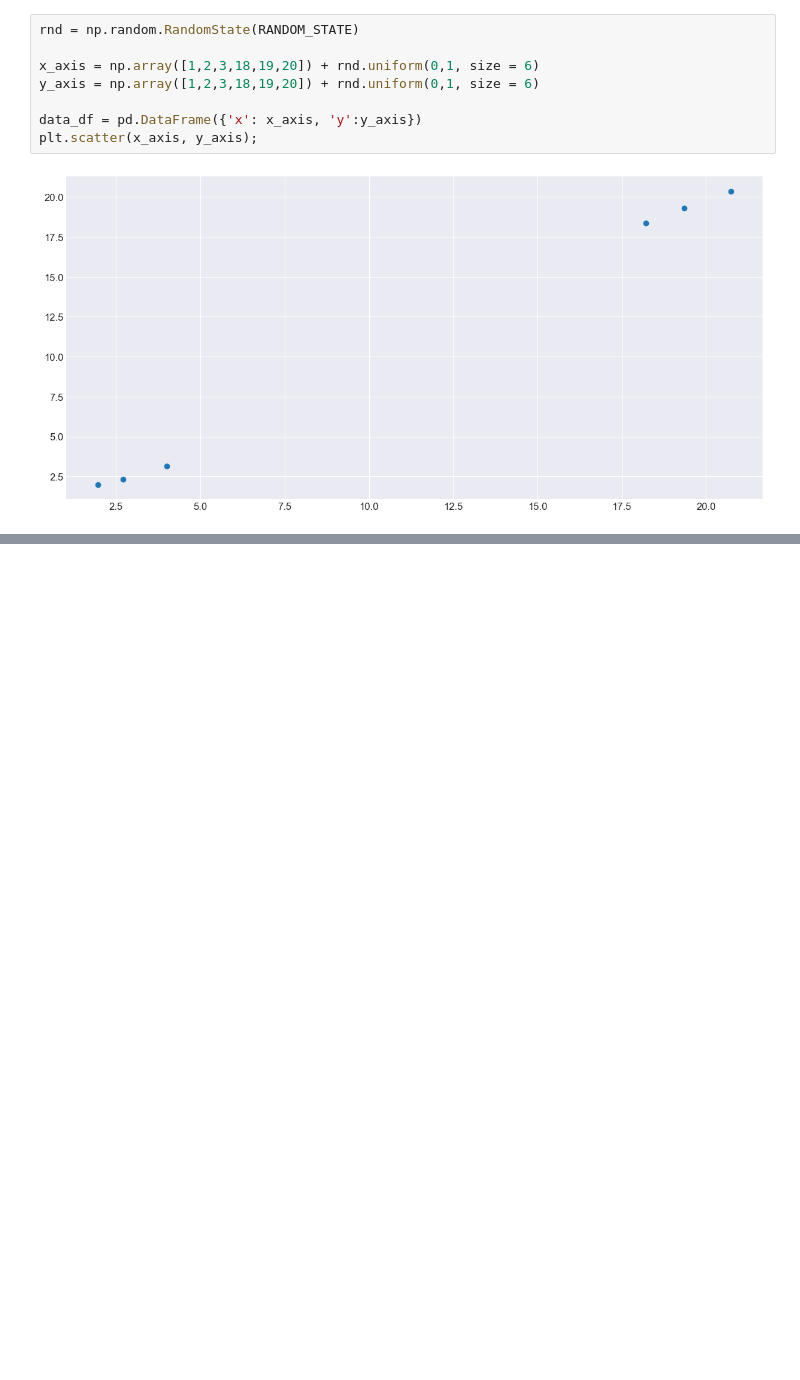
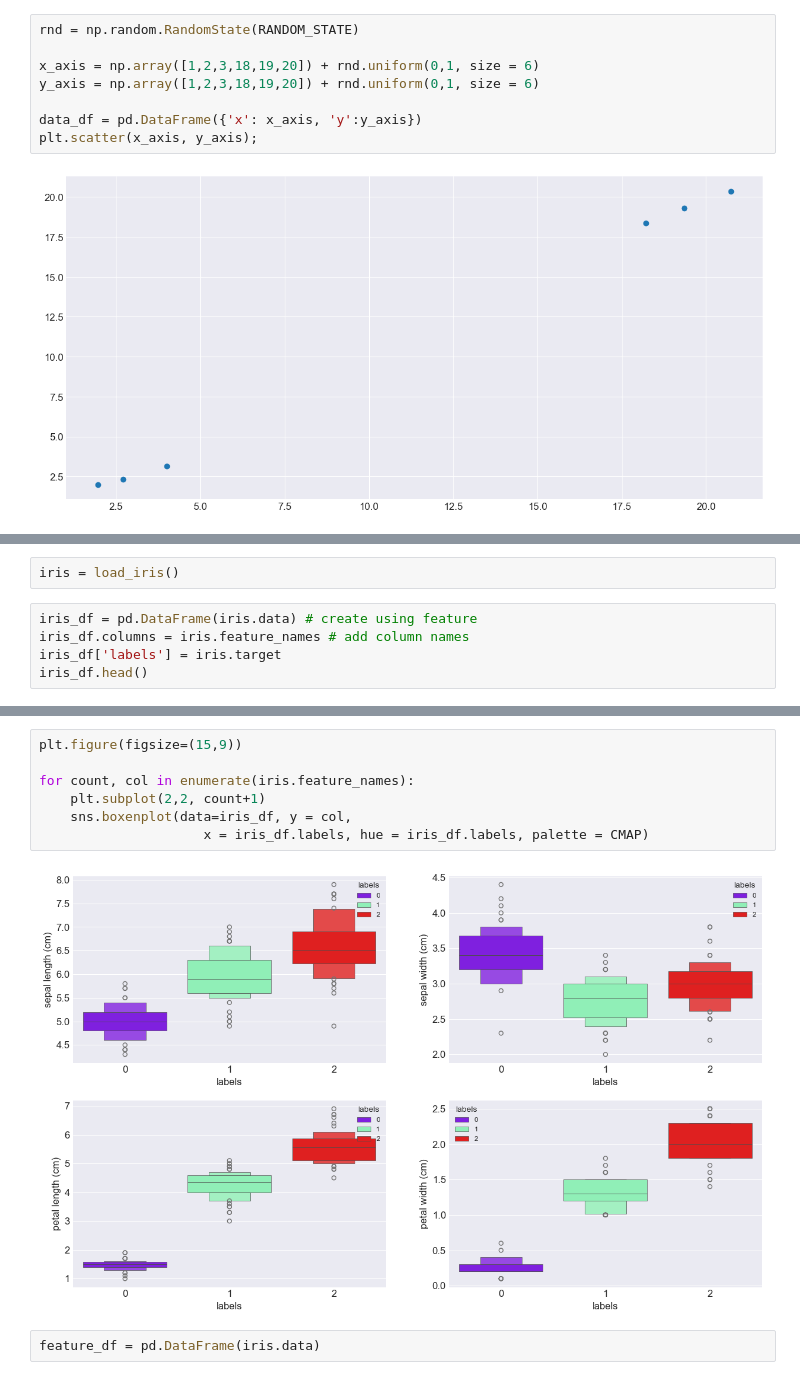
Before and after one commit to ojassannak/Machine_Learn, a Jupyter notebook: unsupervised.ipynb, the cells around one changed output, grey strips where cells are left out. Saved outputs shown, nothing was run; the diff lists cells and outputs as text; blank space fills up the shorter version.

```diff
--- a/unsupervised.ipynb
+++ b/unsupervised.ipynb
@@ -73,0 +123,7 @@ AttributeError: module 'scipy.cluster.hierarchy' has no attribute 'linkages'
+# %%
+iris = load_iris()
+# %%
+iris_df = pd.DataFrame(iris.data) # create using feature
+iris_df.columns = iris.feature_names # add column names
+iris_df['labels'] = iris.target
+iris_df.head()
@@ -73,0 +137,11 @@ AttributeError: module 'scipy.cluster.hierarchy' has no attribute 'linkages'
+# %%
+plt.figure(figsize=(15,9))
+
+for count, col in enumerate(iris.feature_names):
+    plt.subplot(2,2, count+1)
+    sns.boxenplot(data=iris_df, y = col,
+                     x = iris_df.labels, hue = iris_df.labels, palette = CMAP)
+# %% [output]
+[figure, added]
+# %%
+feature_df = pd.DataFrame(iris.data)
```
Also changed, not shown: parts of 18 cells of this notebook, 2 other files.
